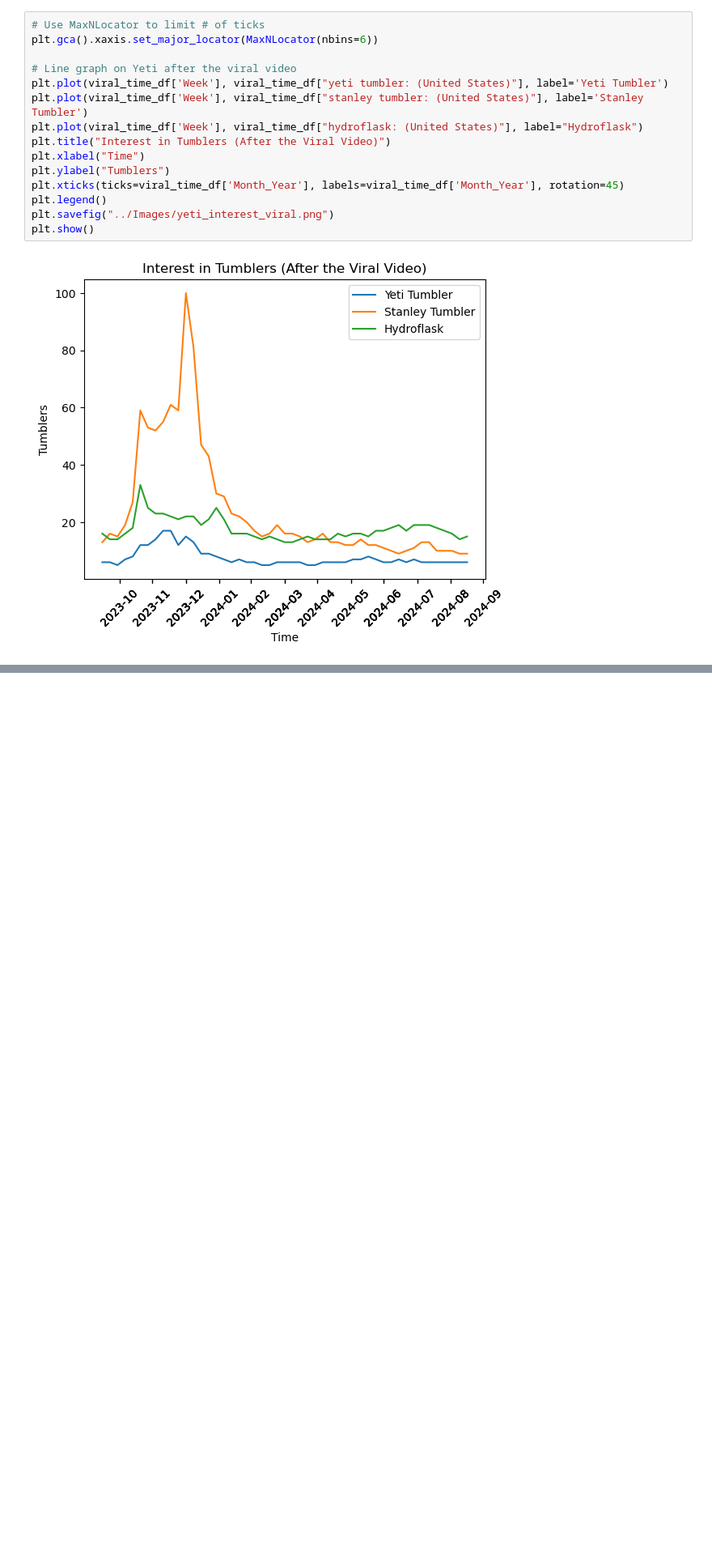
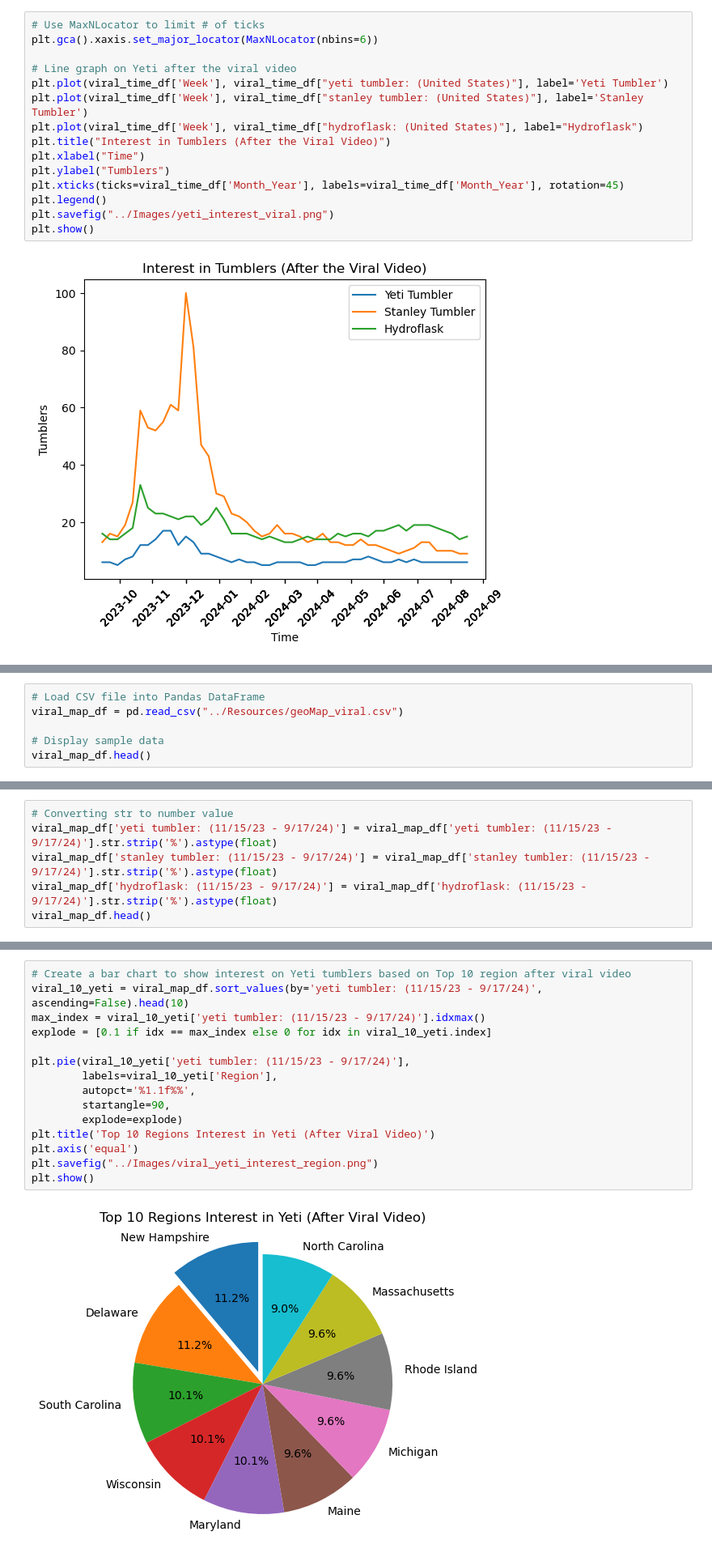
Before and after one commit to Crystal-Gonzales/Project-1, a Jupyter notebook: Tumbler/Fire-Proof Tumblers.ipynb, the cells around one changed output, grey strips where cells are left out. Shown at 81% size. Saved outputs shown, nothing was run; the diff lists cells and outputs as text; blank space fills up the shorter version.

```diff
--- a/Tumbler/Fire-Proof Tumblers.ipynb
+++ b/Tumbler/Fire-Proof Tumblers.ipynb
@@ -213,0 +220,6 @@ plt.show()
+# %%
+# Load CSV file into Pandas DataFrame
+viral_map_df = pd.read_csv("../Resources/geoMap_viral.csv")
+
+# Display sample data
+viral_map_df.head()
@@ -213,0 +233,6 @@ plt.show()
+# %%
+# Converting str to number value
+viral_map_df['yeti tumbler: (11/15/23 - 9/17/24)'] = viral_map_df['yeti tumbler: (11/15/23 - 9/17/24)'].str.strip('%').astype(float)
+viral_map_df['stanley tumbler: (11/15/23 - 9/17/24)'] = viral_map_df['stanley tumbler: (11/15/23 - 9/17/24)'].str.strip('%').astype(float)
+viral_map_df['hydroflask: (11/15/23 - 9/17/24)'] = viral_map_df['hydroflask: (11/15/23 - 9/17/24)'].str.strip('%').astype(float)
+viral_map_df.head()
@@ -213,0 +246,17 @@ plt.show()
+# %%
+# Create a bar chart to show interest on Yeti tumblers based on Top 10 region after viral video
+viral_10_yeti = viral_map_df.sort_values(by='yeti tumbler: (11/15/23 - 9/17/24)', ascending=False).head(10)
+max_index = viral_10_yeti['yeti tumbler: (11/15/23 - 9/17/24)'].idxmax()
+explode = [0.1 if idx == max_index else 0 for idx in viral_10_yeti.index]
+
+plt.pie(viral_10_yeti['yeti tumbler: (11/15/23 - 9/17/24)'],
+        labels=viral_10_yeti['Region'],
+        autopct='%1.1f%%',
+        startangle=90,
+        explode=explode)
+plt.title('Top 10 Regions Interest in Yeti (After Viral Video)')
+plt.axis('equal')
+plt.savefig("../Images/viral_yeti_interest_region.png")
+plt.show()
+# %% [output]
+[figure, added]
```
Also changed, not shown: parts of 14 cells of this notebook, 19 other files.
